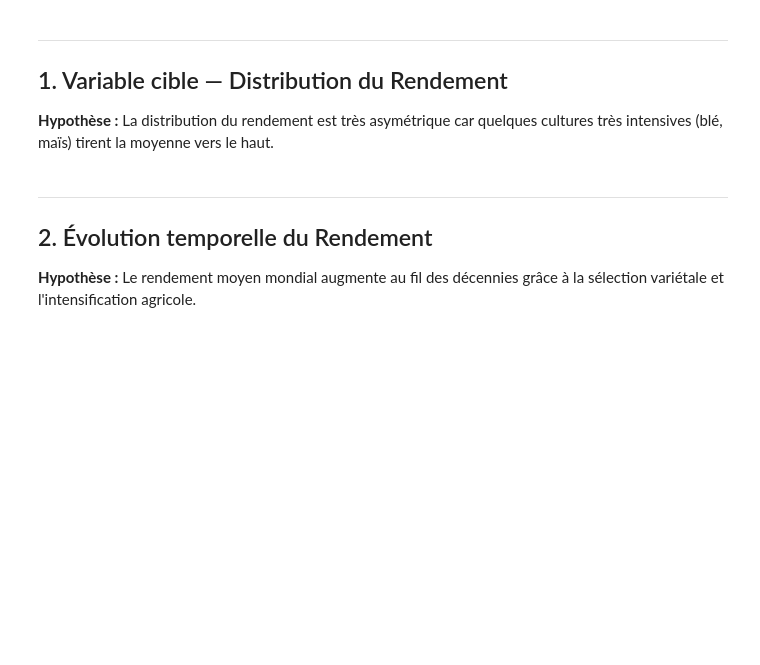
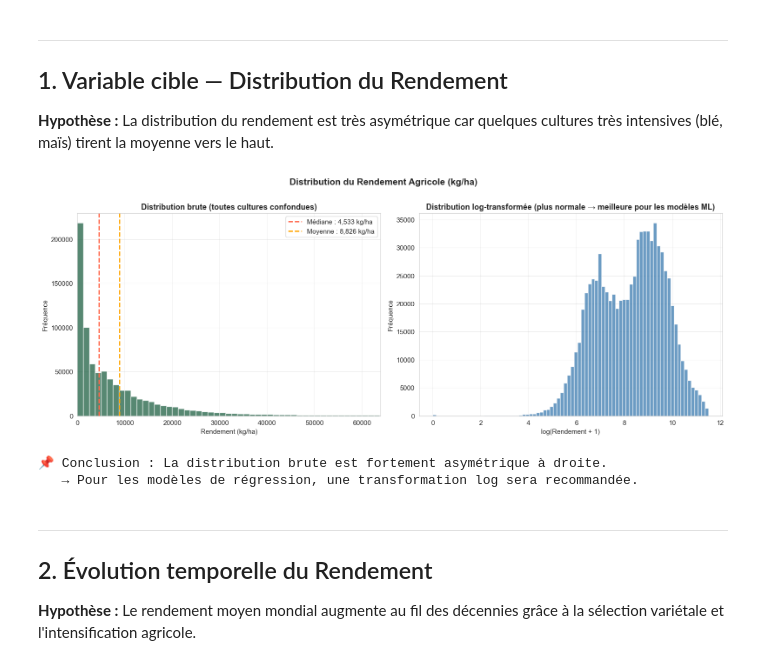
Before and after one commit to 2Alexis/Swarm_Prediction, a Jupyter notebook: data_visualization.ipynb, the cells around one changed output. Saved outputs shown, nothing was run; the diff lists cells and outputs as text; code cells hidden in the pictures; blank space fills up the shorter version.

```diff
--- a/data_visualization.ipynb
+++ b/data_visualization.ipynb
@@ -63,6 +65,8 @@ df_precip = pd.read_csv(f'{CLEAN_DIR}/precipitations.csv')
 df_pest   = pd.read_csv(f'{CLEAN_DIR}/pesticides.csv')
 df_sols   = pd.read_csv(f'{CLEAN_DIR}/bilan_nutritif_sols.csv')
 df_terres = pd.read_csv(f'{CLEAN_DIR}/intrants_utilisation_terres.csv')
+df_prod.columns = ['Element' if ('l' in col.lower() and 'm' in col.lower() and 'nt' in col.lower()) else 'Unite' if 'unit' in col.lower() else col for col in df_prod.columns]
+df_terres.columns = ['Element' if ('l' in col.lower() and 'm' in col.lower() and 'nt' in col.lower()) else 'Unite' if 'unit' in col.lower() else col for col in df_terres.columns]
 
 print(f'✅ production_cultures  : {df_prod.shape}')
 print(f'✅ fertilizers_nutrient : {df_fert.shape}')
@@ -76,6 +91,7 @@ print('\nTous les datasets sont chargés !')
 # ── Extraction du rendement (kg/ha) ────────────────────
 # Le rendement est notre VARIABLE CIBLE pour la prédiction
 df_rendement = df_prod[df_prod['Element'] == 'Rendement'].copy()
+df_rendement = df_rendement[df_rendement['Valeur'] <= 100000]
 
 print(f'Lignes de rendement (kg/ha) : {len(df_rendement):,}')
 print(f'Pays couverts : {df_rendement["Pays"].nunique()}')
@@ -91,28 +118,33 @@ df_rendement.head()
 # %%
 fig, axes = plt.subplots(1, 2, figsize=(16, 6))
 fig.suptitle('Distribution du Rendement Agricole (kg/ha)', fontsize=15, fontweight='bold', y=1.01)
 
 # Distribution brute
 axes[0].hist(df_rendement['Valeur'].dropna(), bins=80, color=ACCENT, alpha=0.8, edgecolor='white')
 axes[0].set_xlabel('Rendement (kg/ha)')
 axes[0].set_ylabel('Fréquence')
 axes[0].set_title('Distribution brute (toutes cultures confondues)')
 axes[0].axvline(df_rendement['Valeur'].median(), color='tomato', lw=2, ls='--', label=f'Médiane : {df_rendement["Valeur"].median():,.0f} kg/ha')
 axes[0].axvline(df_rendement['Valeur'].mean(), color='orange', lw=2, ls='--', label=f'Moyenne : {df_rendement["Valeur"].mean():,.0f} kg/ha')
 axes[0].legend()
+axes[0].set_xlim(0, df_rendement['Valeur'].quantile(0.99))
 
 # Distribution log
 log_vals = np.log1p(df_rendement['Valeur'].dropna())
 axes[1].hist(log_vals, bins=80, color='steelblue', alpha=0.8, edgecolor='white')
 axes[1].set_xlabel('log(Rendement + 1)')
 axes[1].set_ylabel('Fréquence')
 axes[1].set_title('Distribution log-transformée (plus normale → meilleure pour les modèles ML)')
 
 plt.tight_layout()
 plt.show()
 
 print('📌 Conclusion : La distribution brute est fortement asymétrique à droite.')
 print('   → Pour les modèles de régression, une transformation log sera recommandée.')
+# %% [output]
+[figure, added]
+📌 Conclusion : La distribution brute est fortement asymétrique à droite.
+   → Pour les modèles de régression, une transformation log sera recommandée.
 # %% [markdown]
 ---
 ## 2. Évolution temporelle du Rendement
```
Also changed, not shown: parts of 16 cells of this notebook, 11 other files.
